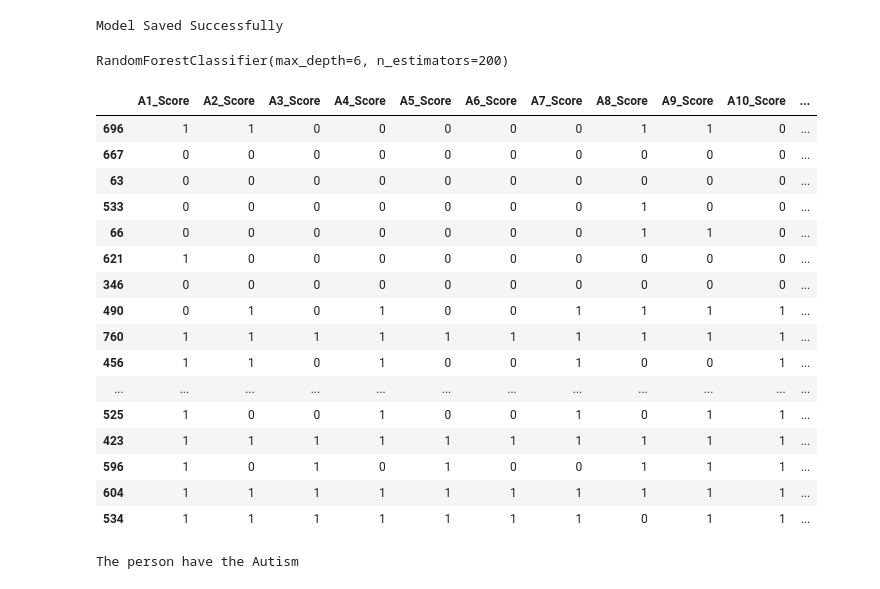
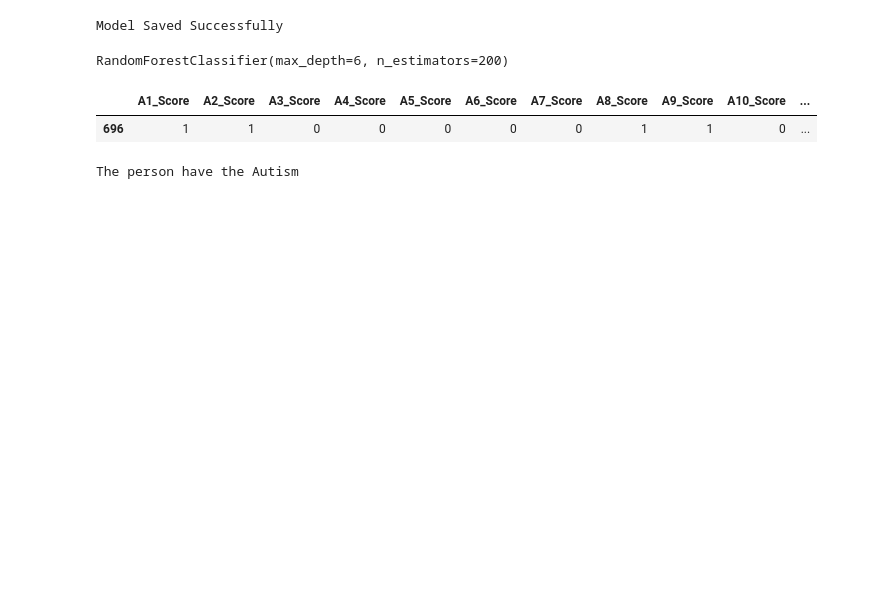
Before and after one commit to kumartusha/Machine_Learning_Fundamentals, a Jupyter notebook: ML_Projects/029_Autism_Prediction_Model_ML_Advance/Autism Prediction Model.ipynb, the cells around one changed output. Saved outputs shown, nothing was run; the diff lists cells and outputs as text; code cells hidden in the pictures; blank space fills up the shorter version.

```diff
--- a/ML_Projects/029_Autism_Prediction_Model_ML_Advance/Autism Prediction Model.ipynb
+++ b/ML_Projects/029_Autism_Prediction_Model_ML_Advance/Autism Prediction Model.ipynb
@@ -26,7 +26,7 @@ from xgboost import XGBClassifier
 # %% [markdown]
 ## Data Collection and Loading.
 # %%
-dataset = pd.read_csv("dataset.csv")
+dataset = pd.read_csv("datasets/dataset.csv")
 # %%
 dataset.head()
 # %% [output]
@@ -932,26 +918,12 @@ bestModel
 # %% [output]
 RandomForestClassifier(max_depth=6, n_estimators=200)
 # %%
-x_test.head(50)
+# x_test.head(50)
 # y_test.head(50)
+x_test.head(1)
 # %% [output]
 |  | A1_Score | A2_Score | A3_Score | A4_Score | A5_Score | A6_Score | A7_Score | A8_Score | A9_Score | A10_Score | ... |
 | 696 | 1 | 1 | 0 | 0 | 0 | 0 | 0 | 1 | 1 | 0 | ... |
-| 667 | 0 | 0 | 0 | 0 | 0 | 0 | 0 | 0 | 0 | 0 | ... |
-| 63 | 0 | 0 | 0 | 0 | 0 | 0 | 0 | 0 | 0 | 0 | ... |
-| 533 | 0 | 0 | 0 | 0 | 0 | 0 | 0 | 1 | 0 | 0 | ... |
-| 66 | 0 | 0 | 0 | 0 | 0 | 0 | 0 | 1 | 1 | 0 | ... |
-| 621 | 1 | 0 | 0 | 0 | 0 | 0 | 0 | 0 | 0 | 0 | ... |
-| 346 | 0 | 0 | 0 | 0 | 0 | 0 | 0 | 0 | 0 | 0 | ... |
-| 490 | 0 | 1 | 0 | 1 | 0 | 0 | 1 | 1 | 1 | 1 | ... |
-| 760 | 1 | 1 | 1 | 1 | 1 | 1 | 1 | 1 | 1 | 1 | ... |
-| 456 | 1 | 1 | 0 | 1 | 0 | 0 | 1 | 0 | 0 | 1 | ... |
-| ... | ... | ... | ... | ... | ... | ... | ... | ... | ... | ... | ... |
-| 525 | 1 | 0 | 0 | 1 | 0 | 0 | 1 | 0 | 1 | 1 | ... |
-| 423 | 1 | 1 | 1 | 1 | 1 | 1 | 1 | 1 | 1 | 1 | ... |
-| 596 | 1 | 0 | 1 | 0 | 1 | 0 | 0 | 1 | 1 | 1 | ... |
-| 604 | 1 | 1 | 1 | 1 | 1 | 1 | 1 | 1 | 1 | 1 | ... |
-| 534 | 1 | 1 | 1 | 1 | 1 | 1 | 1 | 0 | 1 | 1 | ... |
 # %%
 #  Build the Predictive System.
 prediction = bestModel.predict([[1,	1,	1,	1,	1,	1,	1,	1,	1,	1,	13.0,	1	,9	,0	,1	,52,	0,	12.462061	,1]])
```
Also changed, not shown: parts of 14 cells of this notebook, 26 other files.
